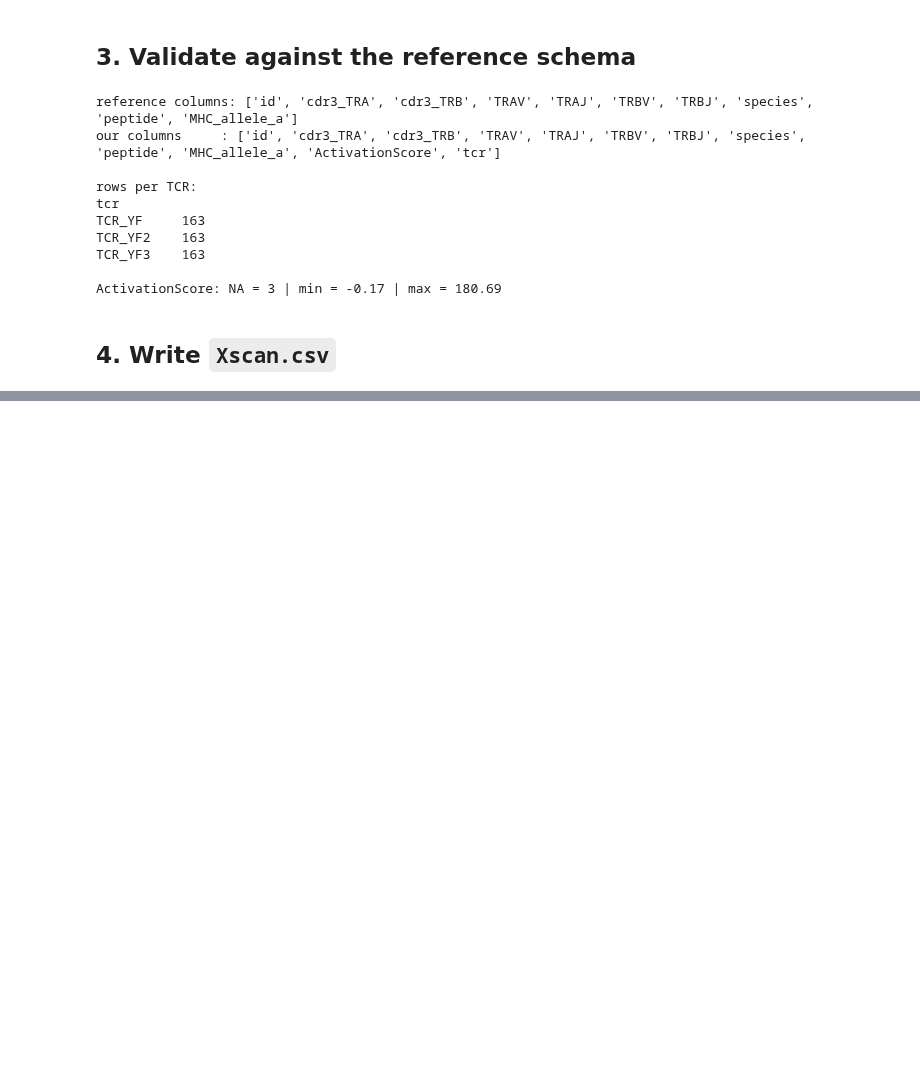
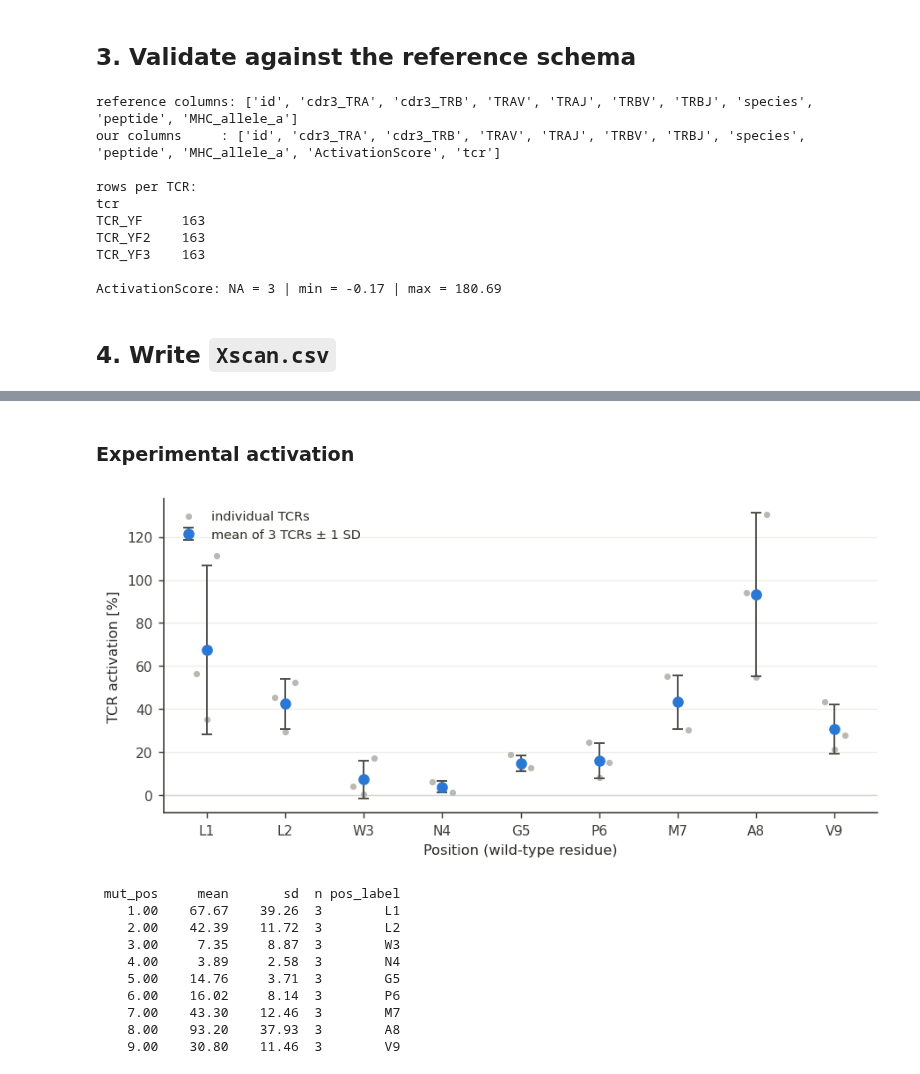
Before and after one commit to Rita-Ann-Roessner/Postdoc-UNIL, a Jupyter notebook: 261001_YF_model_in_silico_Xscan/Monitor.ipynb, the cells around one changed output, grey strips where cells are left out. Cells and saved outputs as stored; diff of their text form; code cells hidden in the pictures; blank space fills up the shorter version.

```diff
--- a/261001_YF_model_in_silico_Xscan/Monitor.ipynb
+++ b/261001_YF_model_in_silico_Xscan/Monitor.ipynb
@@ -173,0 +256,13 @@ id,cdr3_TRA,cdr3_TRB,TRAV,TRAJ,TRBV,TRBJ,species,peptide,MHC_allele_a,Activation
+# %%
+# Cross-check the parsed scalars against output.csv, then add derived features.
+out = pd.read_csv(OUTPUT).rename(columns={"ID": "id"})
+chk = met.merge(out, on="id", suffixes=("_parsed", "_out"))
+assert len(chk) == len(met) == len(out), "id mismatch between metrics/ and output.csv"
+for c in ["iptm", "ptm", "plddt_mean", "iptm_pair_mean"]:
+    d = (chk[f"{c}_parsed"] - chk[f"{c}_out"]).abs().max()
+    assert d < 1e-6, f"{c}: metrics/ and output.csv disagree (max |diff| {d})"
+print("metrics/ and output.csv agree on all shared scalars")
+
+# Mean ipTM of the peptide against the two TCR chains - the interface of interest.
+met["iptm_pep_tcr"] = met[["iptm_TCRA_PEPTIDE", "iptm_TCRB_PEPTIDE"]].mean(axis=1)
+met["pep_plddt_min_pos"] = met[[f"pep_plddt_P{i}" for i in range(1, 10)]].min(axis=1)
@@ -173,0 +555,18 @@ id,cdr3_TRA,cdr3_TRB,TRAV,TRAJ,TRBV,TRBJ,species,peptide,MHC_allele_a,Activation
+# %% [markdown]
+### Experimental activation
+# %%
+agg_act = position_figure("ActivationScore", "TCR activation [%]",
+                          "fig_activation_per_position.png")
+print(agg_act.to_string(index=False, float_format=lambda v: f"{v:8.2f}"))
+# %% [output]
+[figure, added]
+ mut_pos     mean       sd  n pos_label
+    1.00    67.67    39.26  3        L1
+    2.00    42.39    11.72  3        L2
+    3.00     7.35     8.87  3        W3
+    4.00     3.89     2.58  3        N4
+    5.00    14.76     3.71  3        G5
+    6.00    16.02     8.14  3        P6
+    7.00    43.30    12.46  3        M7
+    8.00    93.20    37.93  3        A8
+    9.00    30.80    11.46  3        V9
```
Also changed, not shown: parts of 17 cells of this notebook.
